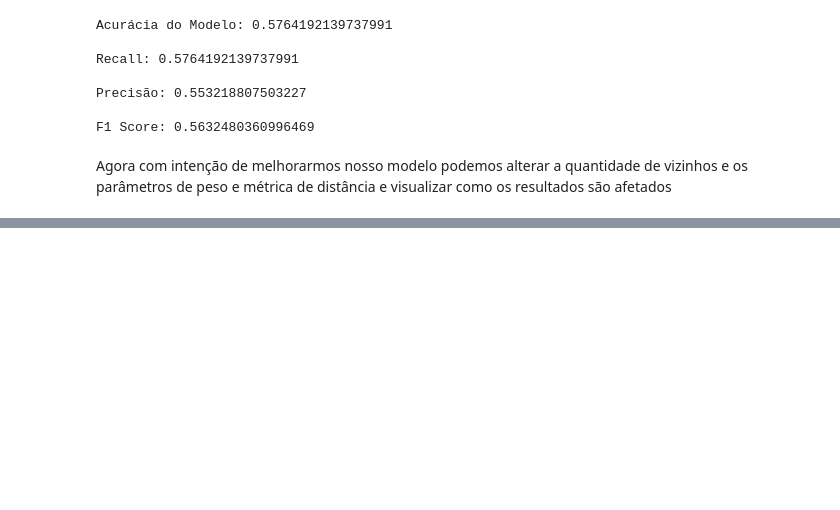
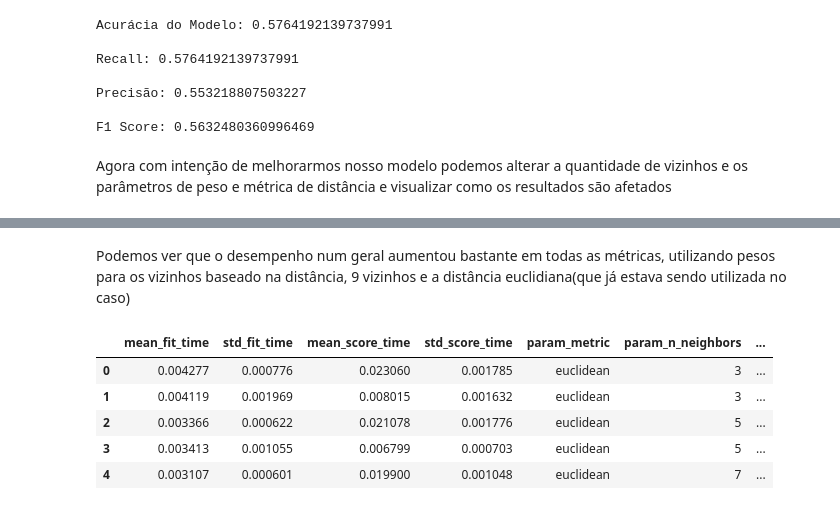
Before and after one commit to PabloNvnes/Algoritmo-KNN, a Jupyter notebook: main.ipynb, the cells around one changed output, grey strips where cells are left out. Saved outputs shown, nothing was run; the diff lists cells and outputs as text; code cells hidden in the pictures; blank space fills up the shorter version.

```diff
--- a/main.ipynb
+++ b/main.ipynb
@@ -229,0 +281,17 @@ Agora com intenção de melhorarmos nosso modelo podemos alterar a quantidade de
+# %% [markdown]
+Podemos ver que o desempenho num geral aumentou bastante em todas as métricas, utilizando pesos para os vizinhos baseado na distância, 9 vizinhos e a distância euclidiana(que já estava sendo utilizada no caso)
+# %%
+# Retirando o máximo de linhas e colunas a serem exibidas
+pd.set_option('display.width', 1000)
+pd.set_option('display.max_colwidth', 100)
+# %%
+# Fazer um gráfico com os resultados do GridSearchCV
+results = pd.DataFrame(grid_search.cv_results_)
+results.head()
+# %% [output]
+|  | mean_fit_time | std_fit_time | mean_score_time | std_score_time | param_metric | param_n_neighbors | ... |
+| 0 | 0.004277 | 0.000776 | 0.023060 | 0.001785 | euclidean | 3 | ... |
+| 1 | 0.004119 | 0.001969 | 0.008015 | 0.001632 | euclidean | 3 | ... |
+| 2 | 0.003366 | 0.000622 | 0.021078 | 0.001776 | euclidean | 5 | ... |
+| 3 | 0.003413 | 0.001055 | 0.006799 | 0.000703 | euclidean | 5 | ... |
+| 4 | 0.003107 | 0.000601 | 0.019900 | 0.001048 | euclidean | 7 | ... |
```
Also changed, not shown: parts of 5 cells of this notebook.
